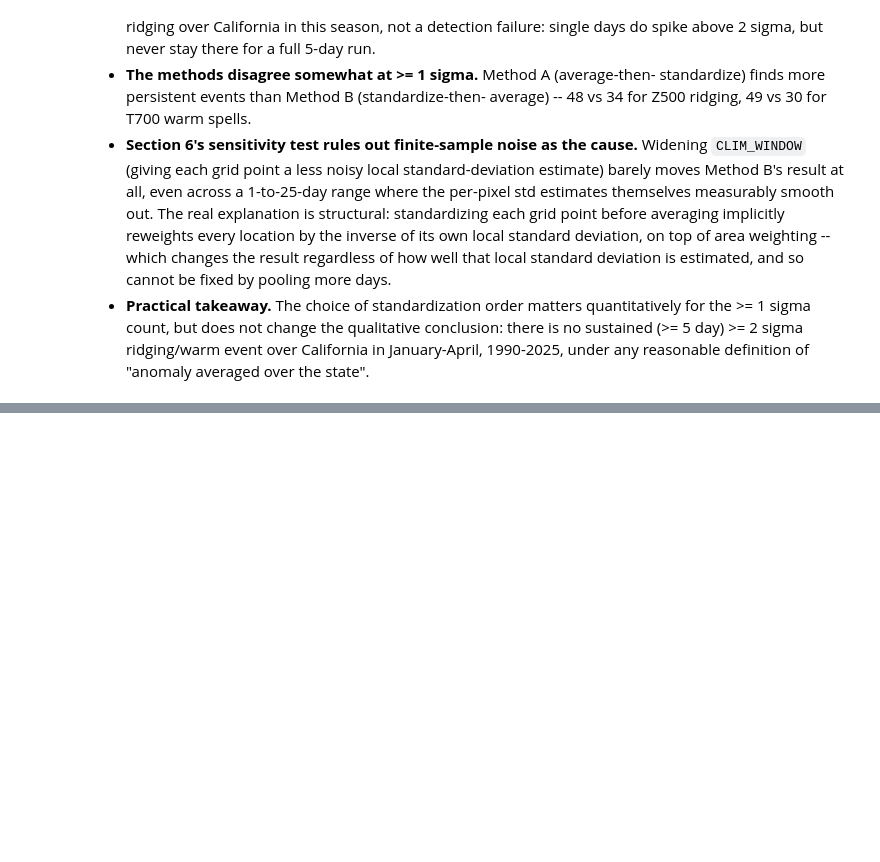
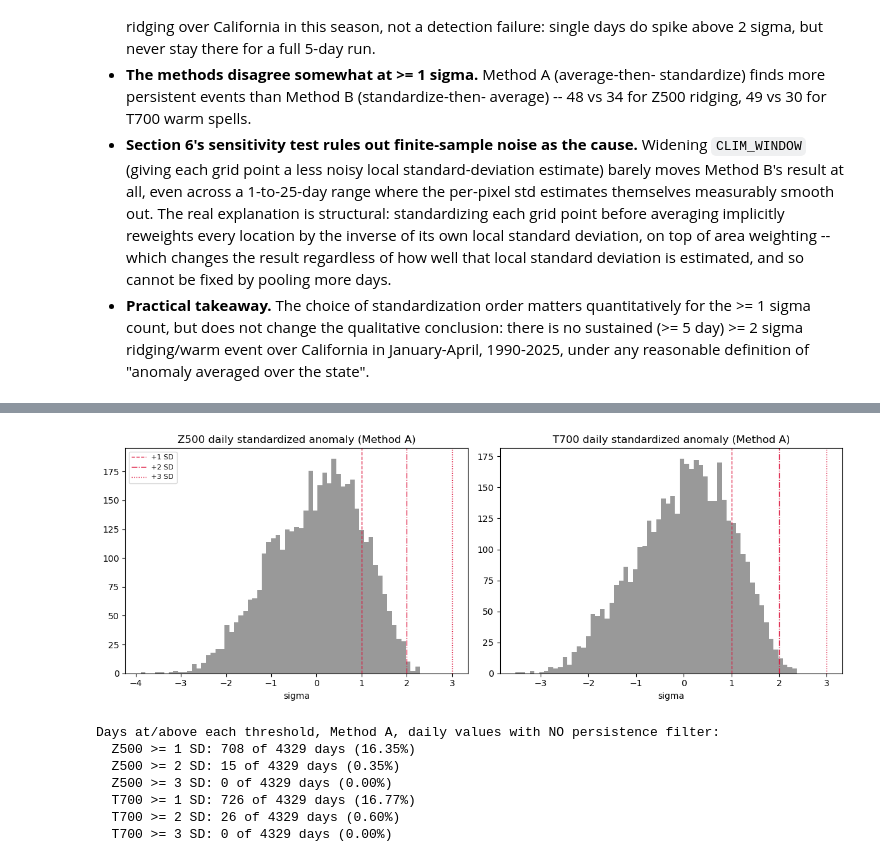
Before and after one commit to ming80302/AR_CA_PROJ, a Jupyter notebook: CA_z500_t700_methodA_vs_methodB.ipynb, the cells around one changed output, grey strips where cells are left out. Drawn from its saved outputs; the diff is of its cells as text; code cells hidden in the pictures; blank space fills up the shorter version.

```diff
--- a/CA_z500_t700_methodA_vs_methodB.ipynb
+++ b/CA_z500_t700_methodA_vs_methodB.ipynb
@@ -611,0 +626,26 @@ average -- regardless of sample size.
+# %%
+fig, axes = plt.subplots(1, 2, figsize=(12, 4.5))
+for ax, col, label in zip(axes, ['z500_sanom', 't700_sanom'], ['Z500', 'T700']):
+    ax.hist(df[col], bins=60, color='0.6', edgecolor='none')
+    for sd, ls in zip(THRESHOLDS, ['--', '-.', ':']):
+        ax.axvline(sd, color='crimson', linestyle=ls, linewidth=1, label=f'+{sd} SD')
+    ax.set_title(f'{label} daily standardized anomaly (Method A)')
+    ax.set_xlabel('sigma')
+axes[0].legend(fontsize=8)
+plt.tight_layout()
+plt.show()
+
+print('Days at/above each threshold, Method A, daily values with NO persistence filter:')
+for col, label in zip(['z500_sanom', 't700_sanom'], ['Z500', 'T700']):
+    for thr in THRESHOLDS:
+        n = int((df[col] >= thr).sum())
+        print(f'  {label} >= {thr} SD: {n} of {len(df)} days ({100 * n / len(df):.2f}%)')
+# %% [output]
+[figure, added]
+Days at/above each threshold, Method A, daily values with NO persistence filter:
+  Z500 >= 1 SD: 708 of 4329 days (16.35%)
+  Z500 >= 2 SD: 15 of 4329 days (0.35%)
+  Z500 >= 3 SD: 0 of 4329 days (0.00%)
+  T700 >= 1 SD: 726 of 4329 days (16.77%)
+  T700 >= 2 SD: 26 of 4329 days (0.60%)
+  T700 >= 3 SD: 0 of 4329 days (0.00%)
```
Also changed, not shown: parts of 3 cells of this notebook.
